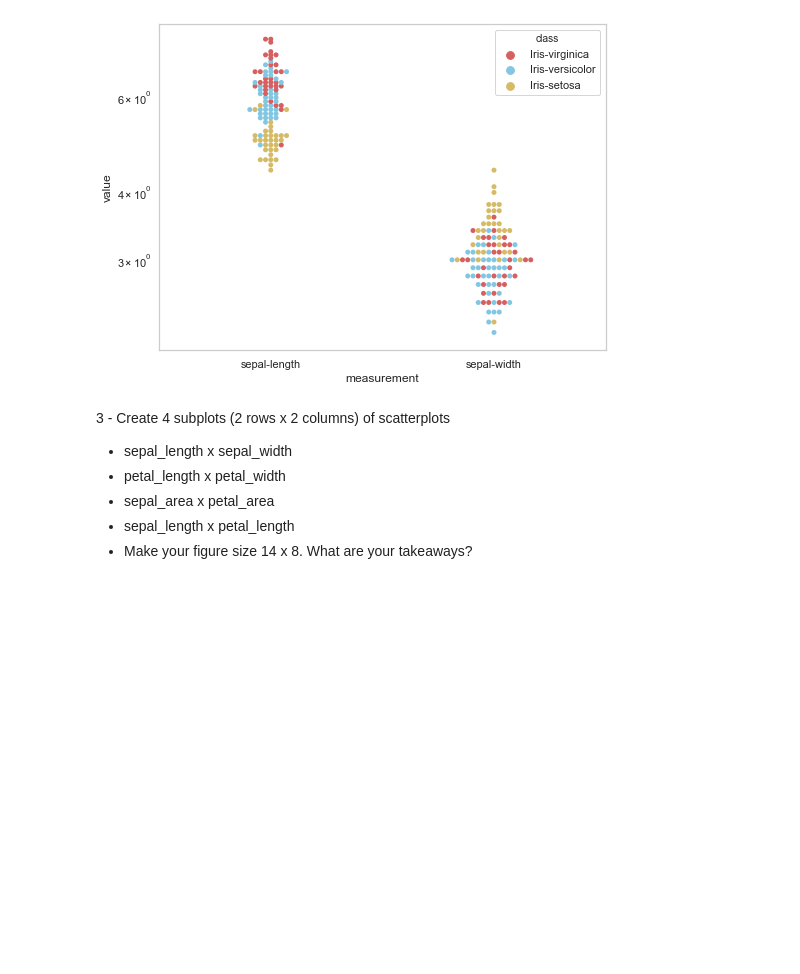
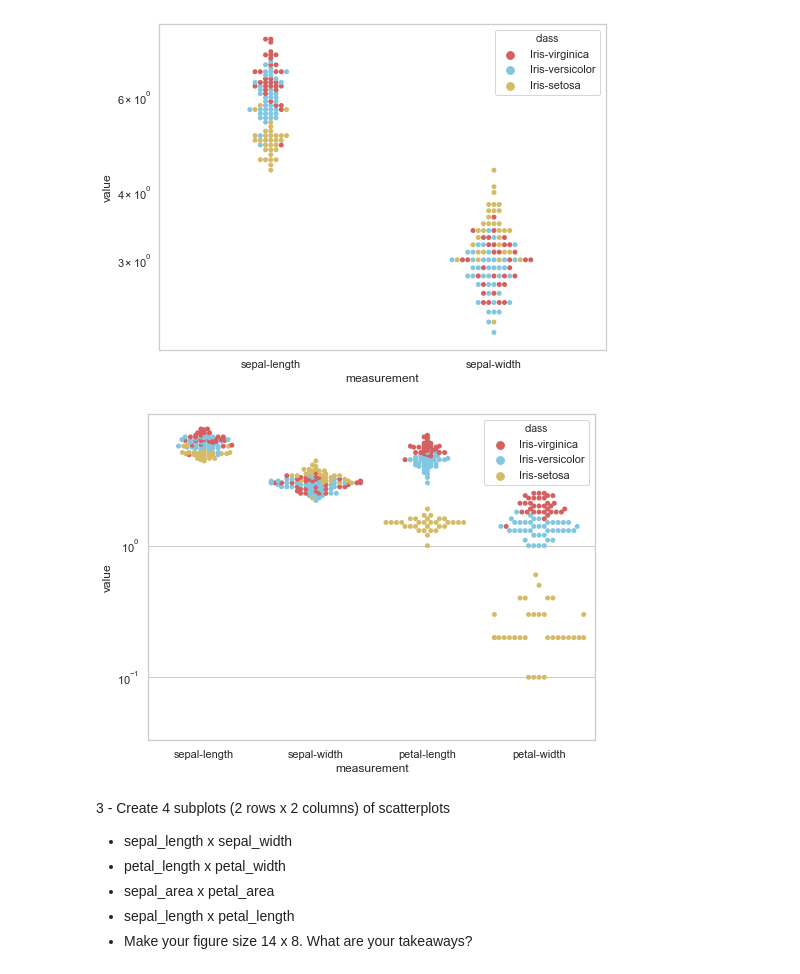
Before and after one commit to radam-herman/ds-methodologies-exercises, a Jupyter notebook: classification/classification_exercises.ipynb, the cells around one changed output. Cells and saved outputs as stored; diff of their text form; code cells hidden in the pictures; blank space fills up the shorter version.

```diff
--- a/classification/classification_exercises.ipynb
+++ b/classification/classification_exercises.ipynb
@@ -538,16 +540,22 @@ plt.show()
 # %% [output]
 [figure]
 # %%
+# both sepal and petal dimensions
+
 sns.set(style="whitegrid", palette="muted")
+
 # "Melt" the dataset to "long-form" representation
-df_melt = pd.melt(train[['sepal_length','sepal_width','petal_length','petal_width', 'species_id']], "species_id", var_name="measurement")
+df_melt = pd.melt(train[['sepal-length','sepal-width','petal-length','petal-width','class']], "class", var_name="measurement")
+
 plt.figure(figsize=(8,6))
 # Draw a categorical scatterplot to show each observation
-p = sns.swarmplot(x="value", y="measurement", hue="species_id",
+p = sns.swarmplot(x="measurement", y="value", hue="class",
               palette=["r", "c", "y"], data=df_melt)
-# p.set(yscale="log")
+p.set(yscale="log")
+
 plt.show()
-Collapse
+# %% [output]
+[figure, added]
 # %% [markdown]
 3 - Create 4 subplots (2 rows x 2 columns) of scatterplots
 
```
Also changed, not shown: parts of 1 cell of this notebook.
